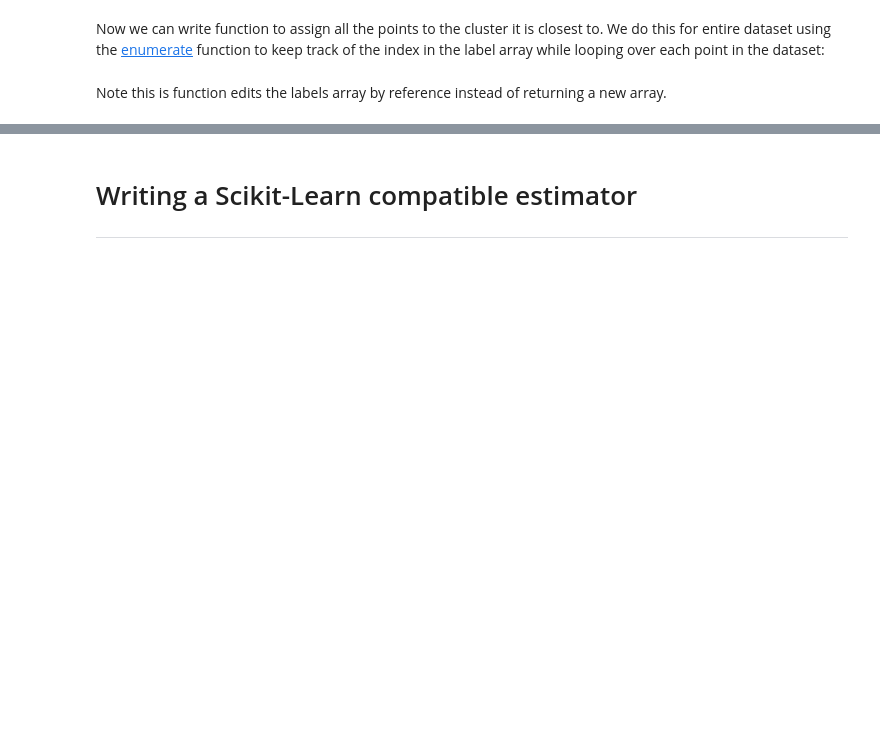
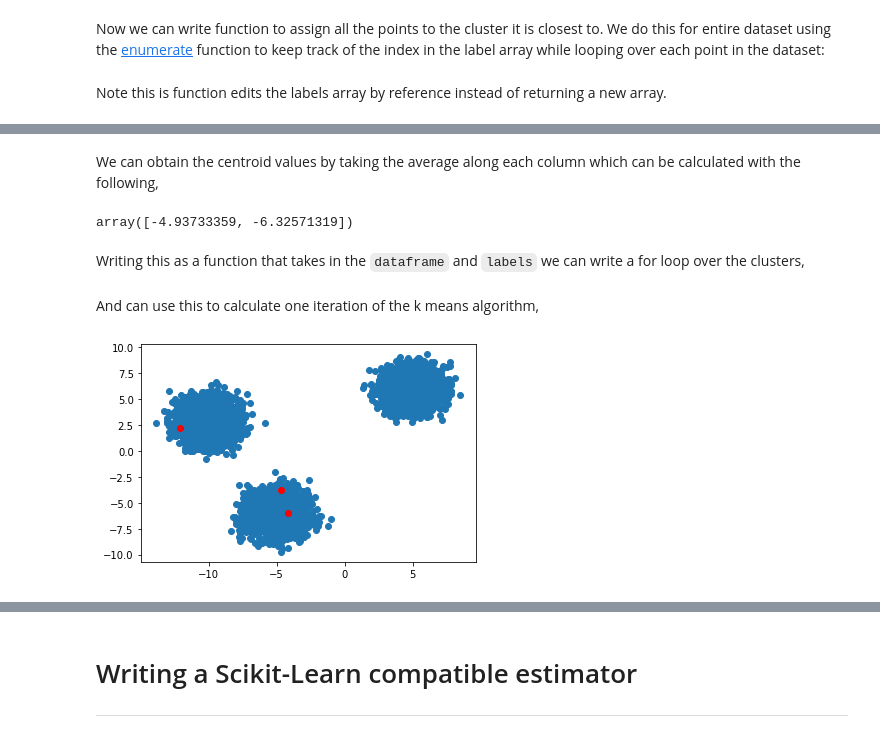
Before and after one commit to mdh266/KMeans, a Jupyter notebook: kmeans.ipynb, the cells around one changed output, grey strips where cells are left out. Drawn from its saved outputs; the diff is of its cells as text; code cells hidden in the pictures; blank space fills up the shorter version.

```diff
--- a/kmeans.ipynb
+++ b/kmeans.ipynb
@@ -212,7 +214,7 @@ plt.scatter(*point, color='purple')
 # %% [markdown]
 Now we want to do this for every point in the dataset, we create a new vector called `labels` that is the cluster each point belows to. We use the NumPy empty function to assign an empty array of size N.
 # %%
-labels = np.empty(N)
+labels = np.empty(data.shape[0])
 # %%
 labels
 # %% [output]
@@ -243,0 +260,8 @@ array([False, False, False, ...,  True,  True,  True])
+# %% [markdown]
+We can obtain the centroid values by taking the average along each column which can be calculated with the following,
+# %%
+data[labels==0].mean(axis=0)
+# %% [output]
+array([-4.93733359, -6.32571319])
+# %% [markdown]
+Writing this as a function that takes in the `dataframe` and `labels` we can write a for loop over the clusters,
@@ -243,0 +273,11 @@ array([False, False, False, ...,  True,  True,  True])
+# %% [markdown]
+And can use this to calculate one iteration of the k means algorithm,
+# %%
+update_centroids(data, centroids, labels, 3)
+
+plt.figure()
+plt.scatter(data[:,0], data[:,1])
+for c in centroids:
+    plt.scatter(*c, color="red")
+# %% [output]
+[figure, added]
```
Also changed, not shown: parts of 29 cells of this notebook, 1 other file.
